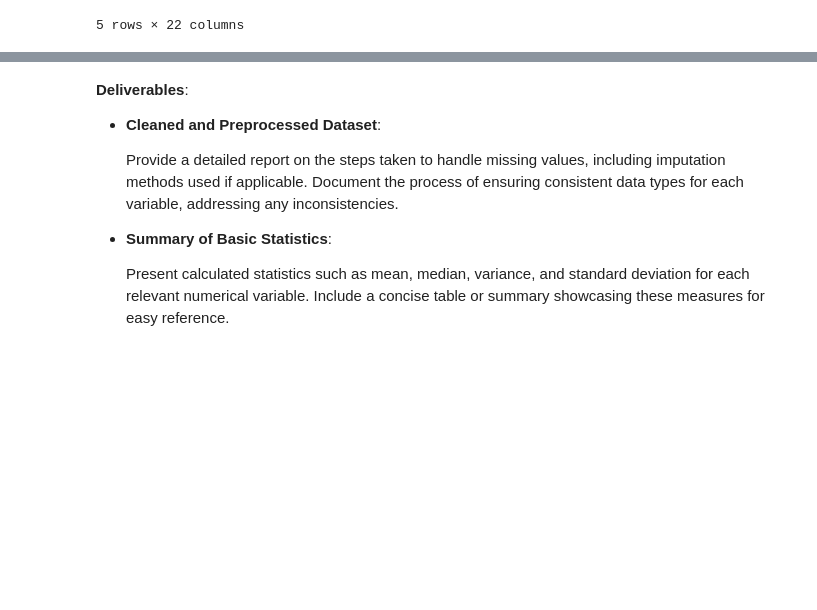
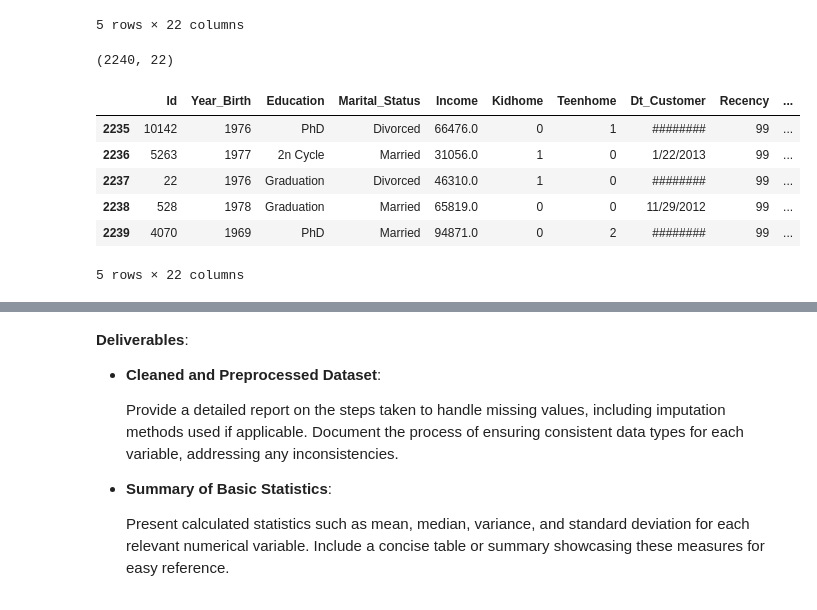
Before and after one commit to Nischay-verma/Almabetter-Applied_statistics_mid, a Jupyter notebook: Applied_Statistics_Project.ipynb, the cells around one changed output, grey strips where cells are left out. Drawn from its saved outputs; the diff is of its cells as text; code cells hidden in the pictures; blank space fills up the shorter version.

```diff
--- a/Applied_Statistics_Project.ipynb
+++ b/Applied_Statistics_Project.ipynb
@@ -73,3 +74,17 @@ df.head()
 | 3 | 1386 | 1967 | Graduation | Together | 32474.0 | 1 | 1 | ######## | 0 | ... |
 | 4 | 5371 | 1989 | Graduation | Single | 21474.0 | 1 | 0 | ######## | 0 | ... |
 5 rows × 22 columns
+# %%
+df.shape  # rows and column in dataset
+# %% [output]
+(2240, 22)
+# %%
+df.tail() # Last 5 rows
+# %% [output]
+|  | Id | Year_Birth | Education | Marital_Status | Income | Kidhome | Teenhome | Dt_Customer | Recency | ... |
+| 2235 | 10142 | 1976 | PhD | Divorced | 66476.0 | 0 | 1 | ######## | 99 | ... |
+| 2236 | 5263 | 1977 | 2n Cycle | Married | 31056.0 | 1 | 0 | 1/22/2013 | 99 | ... |
+| 2237 | 22 | 1976 | Graduation | Divorced | 46310.0 | 1 | 0 | ######## | 99 | ... |
+| 2238 | 528 | 1978 | Graduation | Married | 65819.0 | 0 | 0 | 11/29/2012 | 99 | ... |
+| 2239 | 4070 | 1969 | PhD | Married | 94871.0 | 0 | 2 | ######## | 99 | ... |
+5 rows × 22 columns
```
Also changed, not shown: parts of 15 cells of this notebook.
